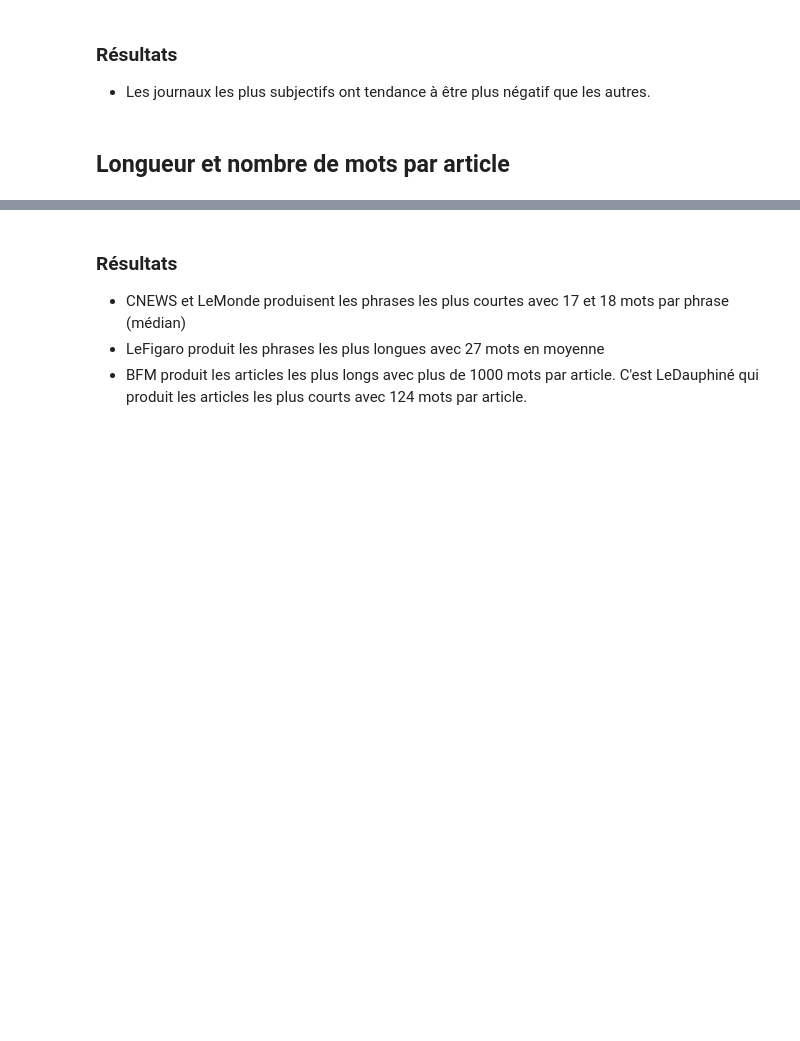
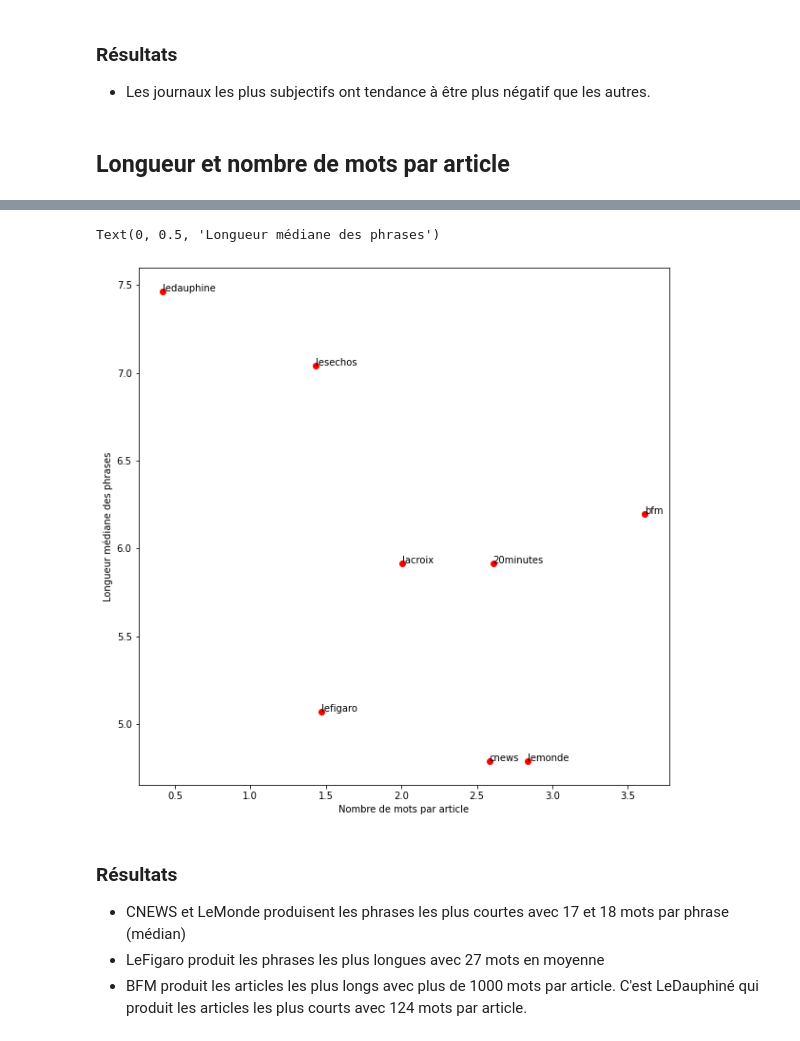
Before and after one commit to vesran/EDA-media-covid19, a Jupyter notebook: _2_Exploratory_Data_Analysis.ipynb, the cells around one changed output, grey strips where cells are left out. Cells and saved outputs as stored; diff of their text form; code cells hidden in the pictures; blank space fills up the shorter version.

```diff
--- a/_2_Exploratory_Data_Analysis.ipynb
+++ b/_2_Exploratory_Data_Analysis.ipynb
@@ -251,3 +323,14 @@ texts_stats
+# %%
+std_texts_stats = texts_stats.copy() / texts_stats.std()  # Standardize
+fig, ax = plt.subplots(figsize=(10, 10))
+for newspaper, x, y in zip(std_texts_stats.index, std_texts_stats['words per articles'], std_texts_stats['sentences median length']):
+    ax.scatter(x, y, c='r')
+    ax.text(x+0.0001, y+0.0001, newspaper)
+ax.set_xlabel("Nombre de mots par article")
+ax.set_ylabel('Longueur médiane des phrases')
+# %% [output]
+Text(0, 0.5, 'Longueur médiane des phrases')
+[figure, added]
 # %% [markdown]
 ### Résultats
 
```
Also changed, not shown: parts of 20 cells of this notebook, 6 other files.
